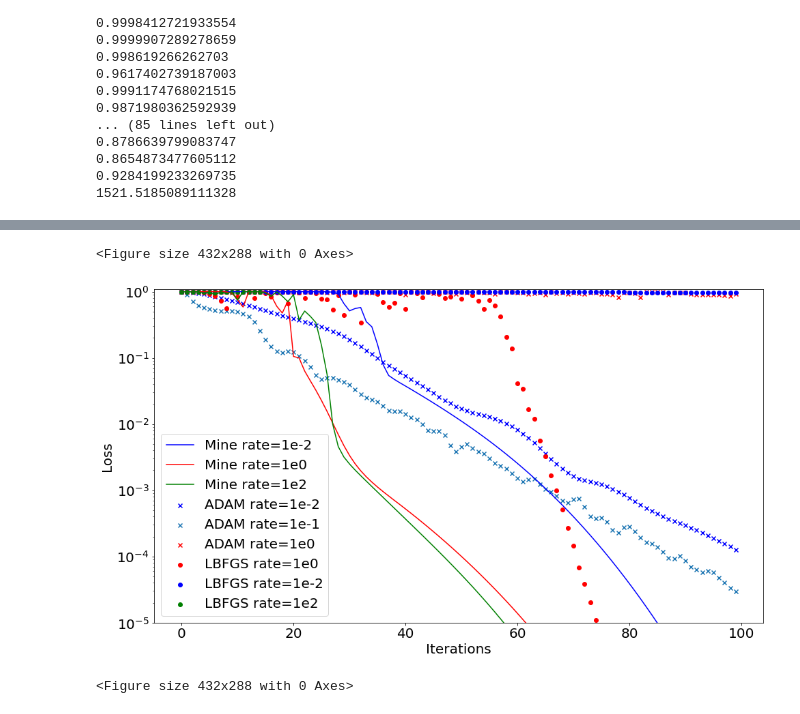
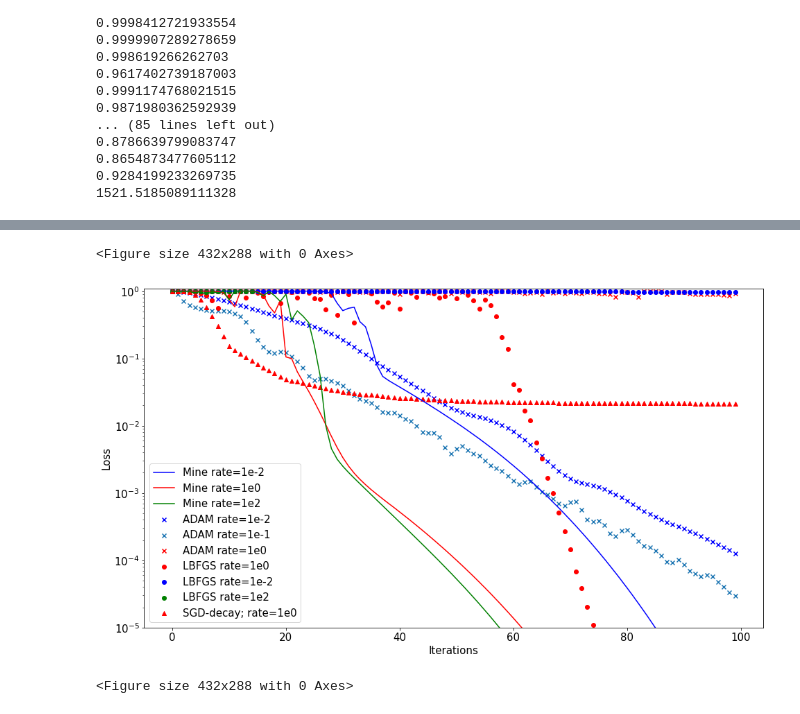
Before and after one commit to Zhelun-Li/GradientStudies, a Jupyter notebook: gradientsComputation_compiling.ipynb, the cells around one changed output, grey strips where cells are left out. Saved outputs shown, nothing was run; the diff lists cells and outputs as text; code cells hidden in the pictures.

Commit message:
adding SGD with decaying rate

```diff
--- a/gradientsComputation_compiling.ipynb
+++ b/gradientsComputation_compiling.ipynb
@@ -547,0 +550,37 @@ print(time.time()-t1)
+# %%
+def train_SGDdecay_pytorch(sampler,lr=1e-1,max_iter=100):
+    init = algorithm_globals.random.random(sampler.num_weights)
+    sampler_torch = TorchConnector(sampler, initial_weights=init)
+    optimizer = SGD(sampler_torch.parameters(),lr=lr)
+    scheduler = StepLR(optimizer, step_size=10, gamma=0.5)
+
+    f_loss = CrossEntropyLoss()
+    X=Tensor(sampler_input)
+    y=Tensor(np.array([1,0]))
+
+
+    # Start training
+    sampler_torch.train()
+    global costList
+    costList=[]
+
+    for i in range(max_iter):
+        optimizer.zero_grad(set_to_none=True)  # Initialize gradient
+        loss = f_loss(sampler_torch(X), y)  # Calculate loss
+        loss.backward()  # Backward pass
+
+        for param in sampler_torch.parameters():
+            w=param.detach().numpy()
+        cost=sampler.forward(sampler_input,w)[0][1]
+        costList.append(cost)
+        print(cost)
+        optimizer.step();
+        scheduler.step()
+        if cost<1e-5:
+            break
+
+    return costList
+# %%
+t1=time.time()
+cost_list_SGDdecay_1e0=train_SGDdecay_pytorch(sampler,lr=1e0)
+print(time.time()-t1)
@@ -548,28 +605,29 @@ print(time.time()-t1)
 # %%
 color={'0':'r','2':'g','n2':'b'}
 # %%
-LabelSize=20
+LabelSize=15
 plt.figure(1)
 plt.figure(figsize=(16,9))
 plt.yscale('log')
 plt.ylim(1e-5,1.1)
 plt.plot(range(len(myAlg_1en2['cost'])),myAlg_1en2['cost'],color=color['n2'],label="Mine rate=1e-2")
 plt.plot(range(len(myAlg_1e0['cost'])),myAlg_1e0['cost'],color=color['0'],label="Mine rate=1e0")
 plt.plot(range(len(myAlg_1e2['cost'])),myAlg_1e2['cost'],color=color['2'],label="Mine rate=1e2")
 plt.scatter(range(len(cost_list_ADAMtorch_1en2)),cost_list_ADAMtorch_1en2,color=color['n2'],marker='x',label="ADAM rate=1e-2")
 plt.scatter(range(len(cost_list_ADAMtorch_1en1)),cost_list_ADAMtorch_1en1,marker='x',label="ADAM rate=1e-1")
 plt.scatter(range(len(cost_list_ADAMtorch_1e0)),cost_list_ADAMtorch_1e0,color=color['0'],marker='x',label="ADAM rate=1e0")
 plt.scatter(range(len(cost_list_LBFGStorch_1e0)),cost_list_LBFGStorch_1e0,color=color['0'],label="LBFGS rate=1e0")
 plt.scatter(range(len(cost_list_LBFGStorch_1en2)),cost_list_LBFGStorch_1en2,color=color['n2'],label="LBFGS rate=1e-2")
 plt.scatter(range(len(cost_list_LBFGStorch_1e2)),cost_list_LBFGStorch_1e2,color=color['2'],label="LBFGS rate=1e2")
+plt.scatter(range(len(cost_list_SGDdecay_1e0)),cost_list_SGDdecay_1e0,color=color['0'],label="SGD-decay; rate=1e0",marker='^')
 plt.xlabel('Iterations',fontsize=LabelSize)
 plt.ylabel('Loss',fontsize=LabelSize)
 plt.tick_params(axis='both', which='major', labelsize=LabelSize)
 plt.legend(fontsize=LabelSize)
 plt.savefig("training_algorithm_comparison")
 # %% [output]
 <Figure size 432x288 with 0 Axes>
-[figure, old version]
+[figure, new version]
 # %%
 LabelSize=20
 plt.figure(1)
```
Also changed, not shown: parts of 4 cells of this notebook.
